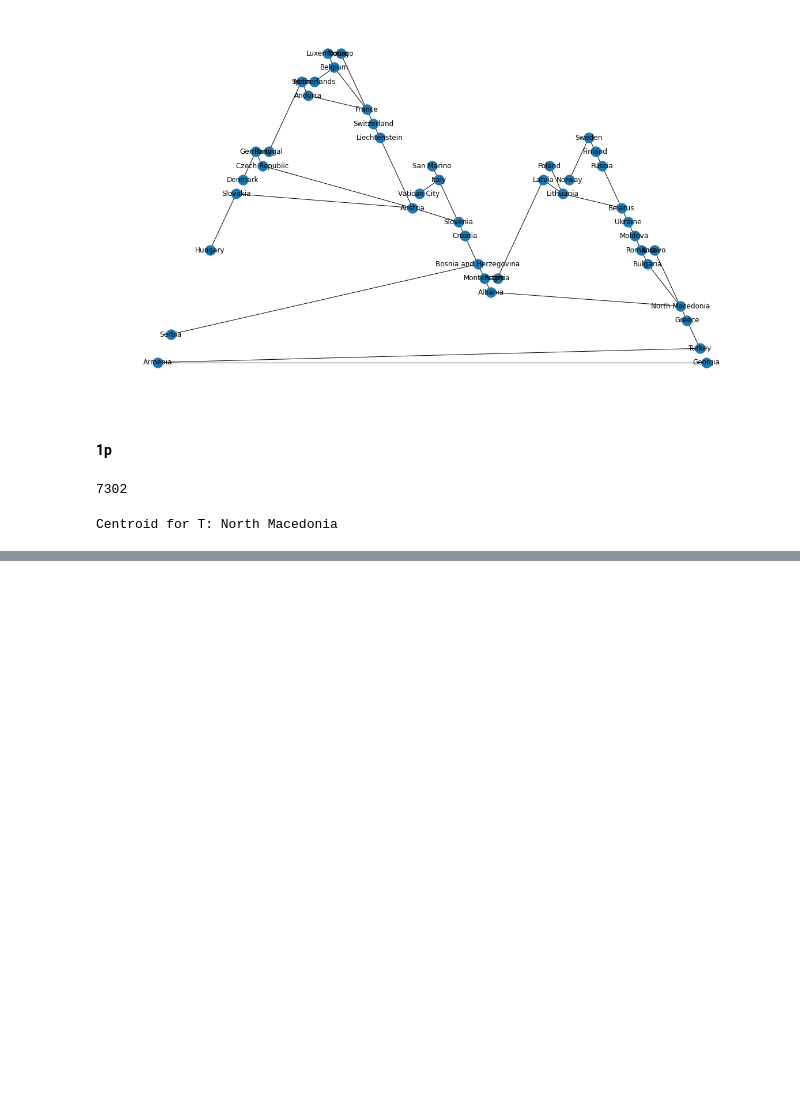
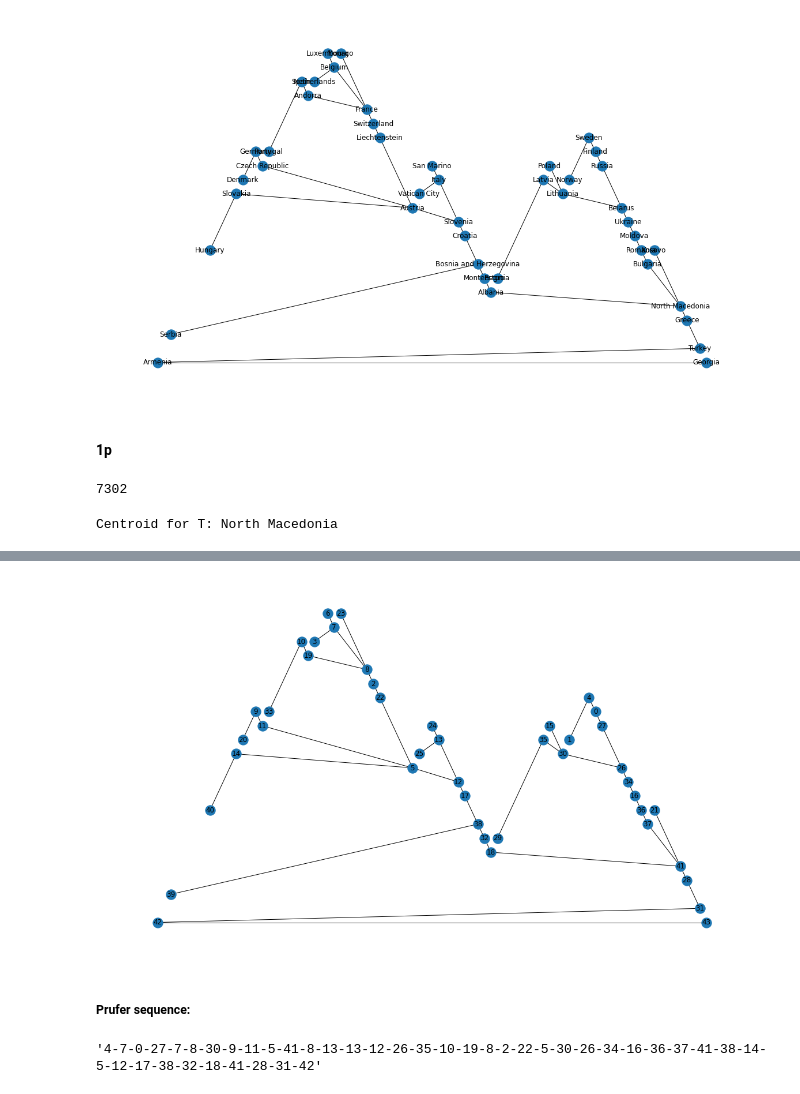
Before and after one commit to GoldenGarr/Graph-Theory-HW-5, a Jupyter notebook: hw5.ipynb, the cells around one changed output, grey strips where cells are left out. Saved outputs shown, nothing was run; the diff lists cells and outputs as text; code cells hidden in the pictures; blank space fills up the shorter version.

```diff
--- a/hw5.ipynb
+++ b/hw5.ipynb
@@ -558,0 +560,22 @@ Centroid for T: North Macedonia
+# %%
+happiness_df = pd.read_csv('happiness.csv')
+
+happiness_df = happiness_df.drop(['Rank', 'Change in happiness (2005-2006)'], axis=1)
+happiness_df = happiness_df.rename(columns={
+    'Country': 'country'
+})
+
+T_countries = pd.DataFrame(list(T.nodes()))
+T_countries.columns = ['country']
+# %%
+T_happiness_df = happiness_df.merge(T_countries, how='right')
+# Fill the missing values with median
+T_happiness_df = T_happiness_df.fillna(T_happiness_df['Happiness'] \
+                                       .median())
+
+T_happiness_df['rank'] = T_happiness_df['Happiness'] \
+                             .rank(method='first', ascending=False) - 1
+T_happiness_df['rank'] = T_happiness_df['rank'].map(int)
+T_happiness_df = T_happiness_df.drop(columns=['Happiness'], axis=1) \
+                                        .sort_values(by='rank')
+T_happiness_df
@@ -558,0 +600,13 @@ Centroid for T: North Macedonia
+# %%
+label_mapping = {node: T_happiness_df[T_happiness_df.country == node]['rank'].values[0] \
+                 for node in T.nodes()}
+T_labeled = nx.relabel_nodes(T, label_mapping)
+nx.draw_planar(T_labeled, with_labels=True)
+# %% [output]
+[figure, added]
+# %% [markdown]
+##### Prufer sequence:
+# %%
+"-".join([str(x) for x in nx.to_prufer_sequence(T_labeled)])
+# %% [output]
+'4-7-0-27-7-8-30-9-11-5-41-8-13-13-12-26-35-10-19-8-2-22-5-30-26-34-16-36-37-41-38-14-5-12-17-38-32-18-41-28-31-42'
```
Also changed, not shown: parts of 17 cells of this notebook.
